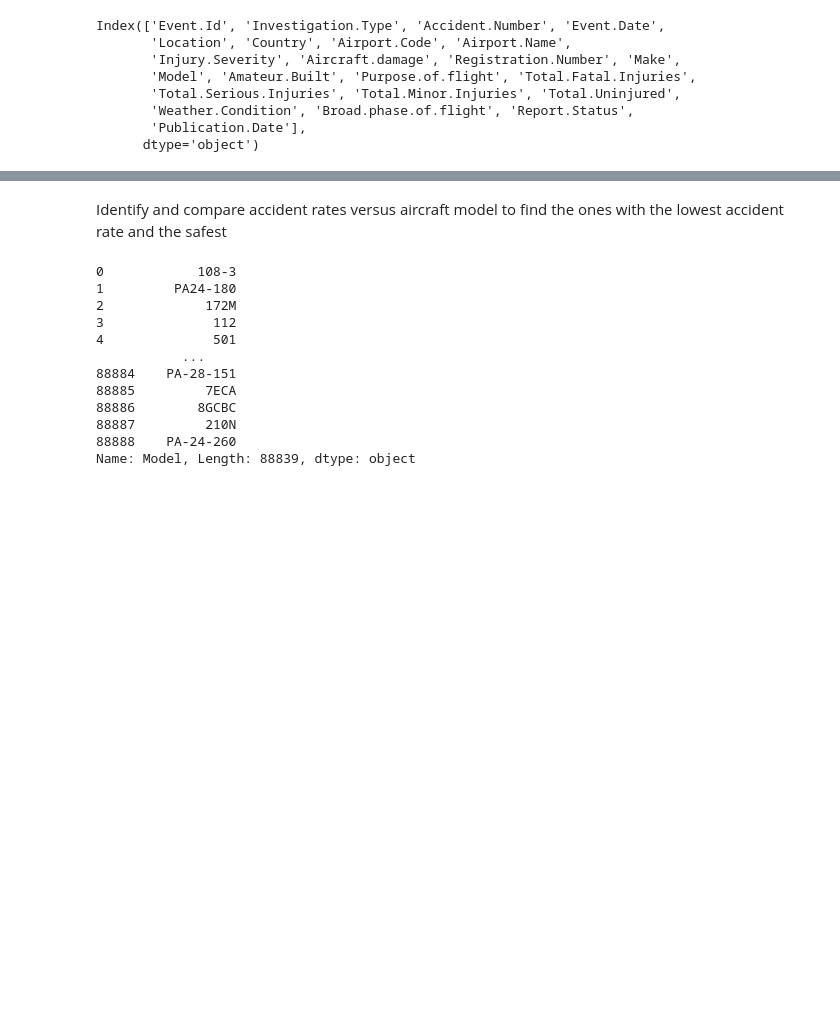
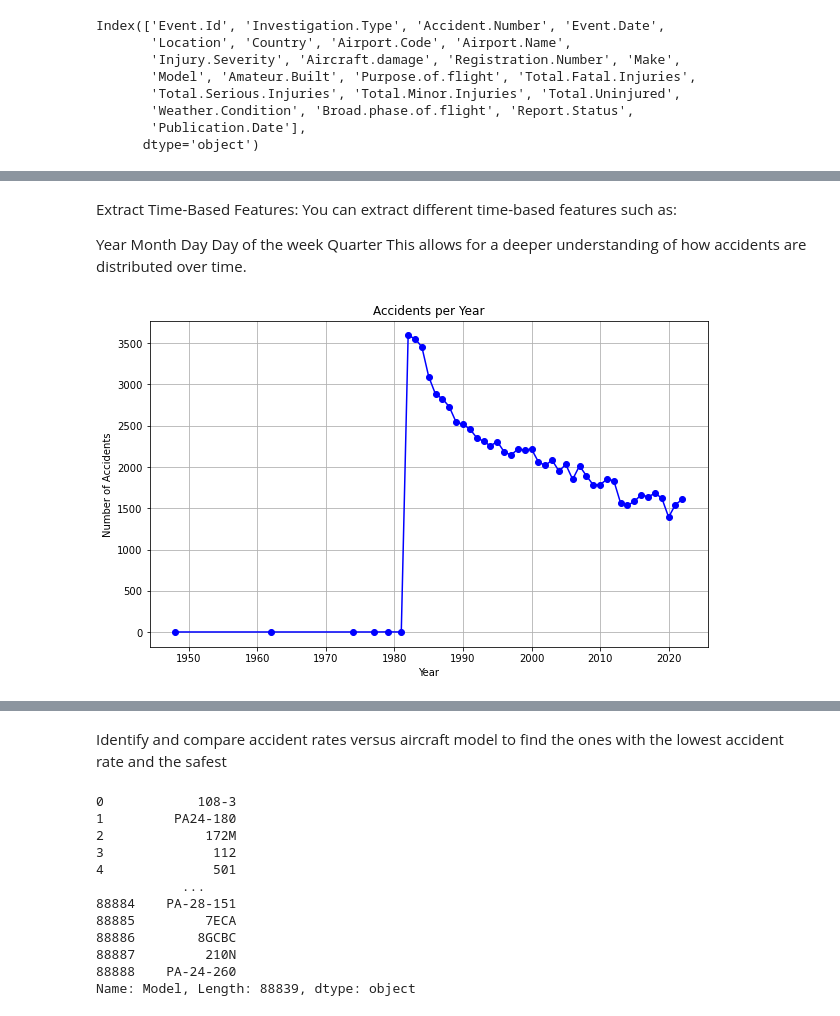
Before and after one commit to EdelLwoyelo/Phase-1-Project-Aircraft-Accident-Analysis, a Jupyter notebook: Phase_1_Project.ipynb, the cells around one changed output, grey strips where cells are left out. Saved outputs shown, nothing was run; the diff lists cells and outputs as text; code cells hidden in the pictures; blank space fills up the shorter version.

Commit message:
Began EDA with objective number 3

```diff
--- a/Phase_1_Project.ipynb
+++ b/Phase_1_Project.ipynb
@@ -371,0 +374,7 @@ remaining_missing_weather_condition
+# %%
+# Convert 'Event.Date' and 'Publication.Date' columns to datetime
+df['Event.Date'] = pd.to_datetime(df['Event.Date'], errors='coerce')
+df['Publication.Date'] = pd.to_datetime(df['Publication.Date'], errors='coerce')
+
+# Check if the changes have been effected
+df.dtypes[['Event.Date', 'Publication.Date']]
@@ -383,0 +400,29 @@ Index(['Event.Id', 'Investigation.Type', 'Accident.Number', 'Event.Date',
+# %% [markdown]
+Extract Time-Based Features: You can extract different time-based features such as:
+
+Year
+Month
+Day
+Day of the week
+Quarter
+This allows for a deeper understanding of how accidents are distributed over time.
+# %%
+# Extract year, month, and quarter from 'Event.Date'
+df['Year'] = df['Event.Date'].dt.year
+df['Month'] = df['Event.Date'].dt.month
+df['Quarter'] = df['Event.Date'].dt.quarter
+df['DayOfWeek'] = df['Event.Date'].dt.dayofweek
+# %%
+# Group by 'Year' to count the number of accidents per year
+accidents_per_year = df.groupby('Year').size()
+
+# Plot the trend of accidents over time
+plt.figure(figsize=(10, 6))
+accidents_per_year.plot(kind='line', marker='o', color='b')
+plt.title('Accidents per Year')
+plt.xlabel('Year')
+plt.ylabel('Number of Accidents')
+plt.grid(True)
+plt.show()
+# %% [output]
+[figure, added]
```
Also changed, not shown: parts of 7 cells of this notebook.
